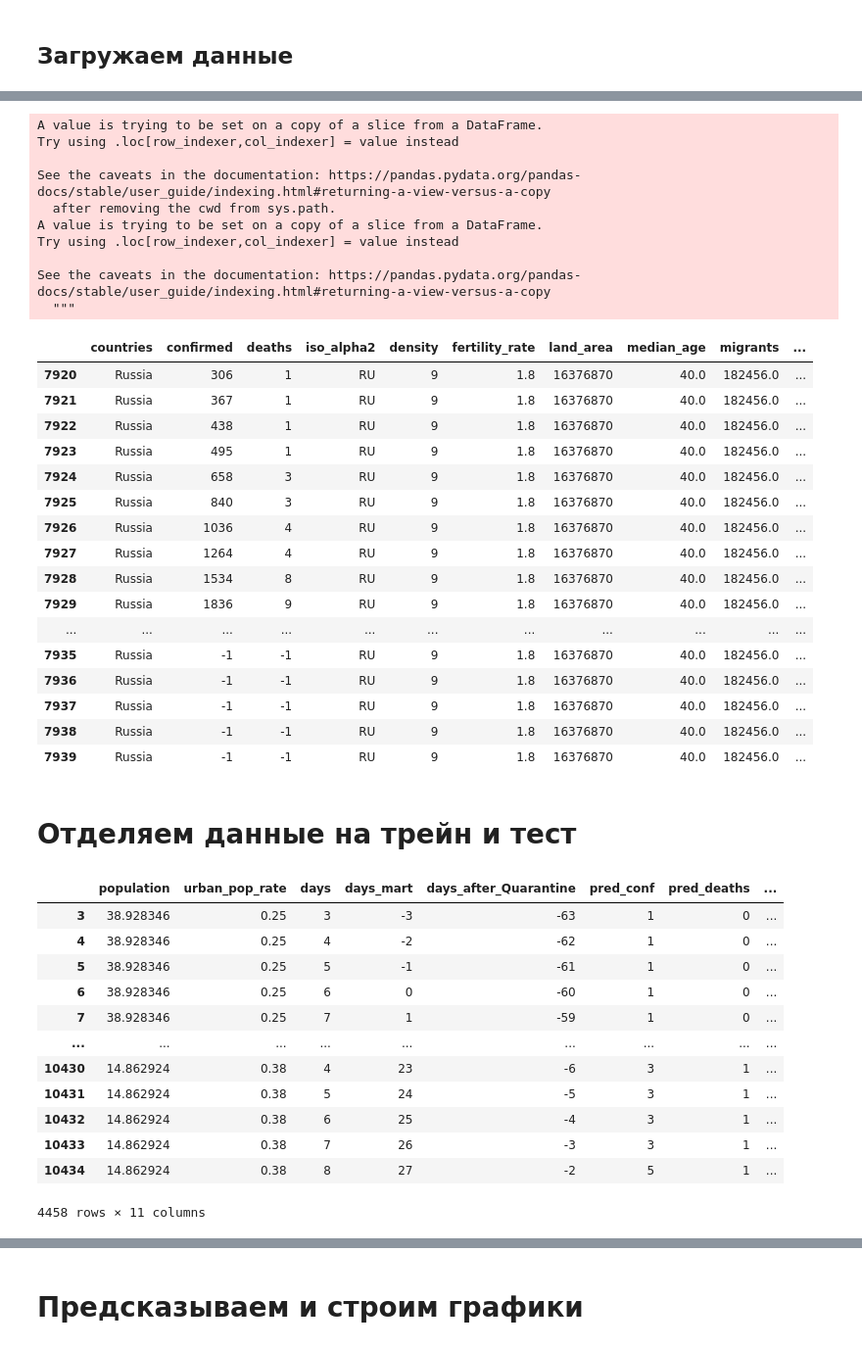
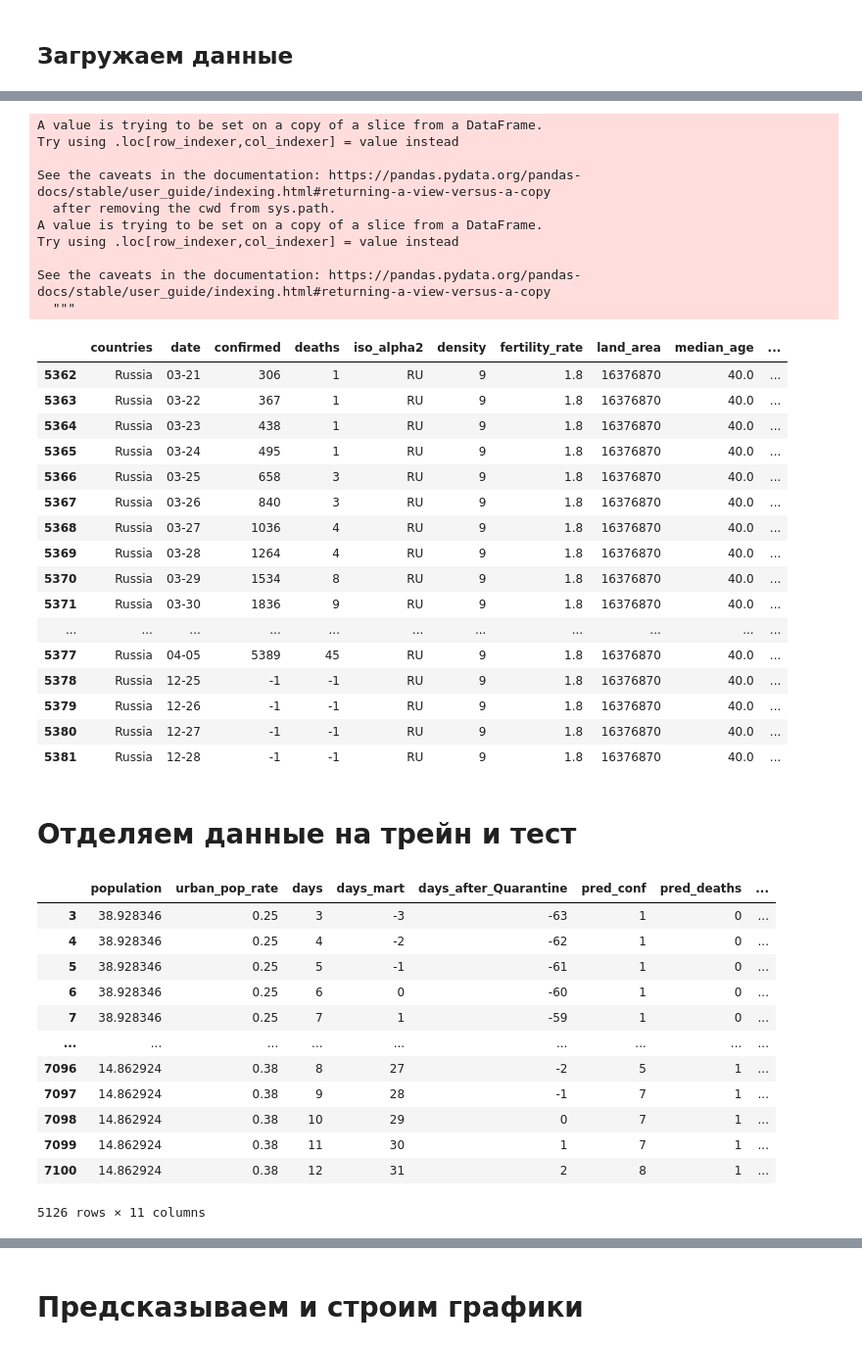
Before and after one commit to vlomme/sberbank-covid19-forecast-2020, a Jupyter notebook: covid_simple.ipynb, the cells around one changed output, grey strips where cells are left out. Shown at 98% size. Saved outputs shown, nothing was run; the diff lists cells and outputs as text; code cells hidden in the pictures.

```diff
--- a/covid_simple.ipynb
+++ b/covid_simple.ipynb
@@ -49,6 +47,7 @@ Unpacking objects: 100% (14/14), done.
 countries = pd.read_csv("/content/sberbank-covid19-forecast-2020/countries.csv")
 countries.drop(['iso_alpha3','iso_numeric','official_name','name'], axis='columns',inplace=True)
 countries.loc[109,"iso_alpha2"] = "NAM"
+
 
 #Загрузить список стран c датами
 data_ans = pd.read_csv("/content/sberbank-covid19-forecast-2020/sample_submission_GcA3UZa.csv").iloc[:,:-1]
@@ -57,6 +56,7 @@ data_ans = data_ans.merge(countries, how = 'left', left_on='country', right_on='
 data_ans = data_ans[["date","ccse_name","confirmed"]]
 data_ans = data_ans.rename(columns={"ccse_name": "countries"})
 data_ans["deaths"] = -1
+data_ans = data_ans[data_ans.date > "2020-12-24"]
 
 #Загрузить данные заражений по миру
 data = pd.read_csv("/content/COVID-19/csse_covid_19_data/csse_covid_19_time_series/time_series_covid19_confirmed_global.csv")
@@ -71,7 +71,7 @@ data_deaths = data_deaths.iloc[:,4:].stack().reset_index()
 data_deaths.columns = ["countries","date","deaths"]
 
 #Карантин
-data_quarantine = pd.read_csv("/content/sberbank-covid19/quarantine_dates.csv")
+data_quarantine = pd.read_csv("/content/sberbank-covid19/data/quarantine_dates.csv")
 data_quarantine = data_quarantine.groupby("Country").max().loc[:,"Start date"]
 data_quarantine.loc["Russia"] = "2020-03-30"
 countries = countries.set_index("ccse_name", drop=False)
@@ -134,15 +136,15 @@ data2 = data2[data2.confirmed != 0]
 # %%
 # Считаем дни от первого больного
 data2["date"] = pd.to_datetime(data2.date)
-data2 = data2[(data2["date"]<pd.to_datetime("2020-05-1")) & ((data2["date"]>pd.to_datetime("2020-04-1")) | (data2.confirmed !=-1))]
+#data2 = data2[(data2["date"]<pd.to_datetime("2020-05-1")) & ((data2["date"]>pd.to_datetime("2020-04-1")) | (data2.confirmed !=-1))]
 data4 = data2[["countries","date"]].groupby("countries").min()
 data4.columns = ["Date_min"]
 data2 = data2.merge(data4, how = 'left', left_on='countries', right_on='countries')
 data2["days"] = (data2.date - data2.Date_min).dt.days
 data2["days_mart"] = (data2.date - pd.to_datetime("2020-03-1")).dt.days
 data2["days_after_Quarantine"] = (data2.date - pd.to_datetime(data2.Quarantine)).dt.days
-
-data2.drop(['date','Date_min'], axis='columns',inplace=True)
+data2.drop(['Date_min'], axis='columns',inplace=True)
+data2.date = data2["date"].apply(lambda x: pd.Series(x.strftime("%m-%d")))
 data2 = data2.dropna(axis='index', how='any')
 data2
 # %% [output]
@@ -185,70 +187,70 @@ Try using .loc[row_indexer,col_indexer] = value instead
 
 See the caveats in the documentation: https://pandas.pydata.org/pandas-docs/stable/user_guide/indexing.html#returning-a-view-versus-a-copy
   """
-|  | countries | confirmed | deaths | iso_alpha2 | density | fertility_rate | land_area | median_age | migrants | ... |
-| 7920 | Russia | 306 | 1 | RU | 9 | 1.8 | 16376870 | 40.0 | 182456.0 | ... |
-| 7921 | Russia | 367 | 1 | RU | 9 | 1.8 | 16376870 | 40.0 | 182456.0 | ... |
-| 7922 | Russia | 438 | 1 | RU | 9 | 1.8 | 16376870 | 40.0 | 182456.0 | ... |
-| 7923 | Russia | 495 | 1 | RU | 9 | 1.8 | 16376870 | 40.0 | 182456.0 | ... |
-| 7924 | Russia | 658 | 3 | RU | 9 | 1.8 | 16376870 | 40.0 | 182456.0 | ... |
-| 7925 | Russia | 840 | 3 | RU | 9 | 1.8 | 16376870 | 40.0 | 182456.0 | ... |
-| 7926 | Russia | 1036 | 4 | RU | 9 | 1.8 | 16376870 | 40.0 | 182456.0 | ... |
-| 7927 | Russia | 1264 | 4 | RU | 9 | 1.8 | 16376870 | 40.0 | 182456.0 | ... |
-| 7928 | Russia | 1534 | 8 | RU | 9 | 1.8 | 16376870 | 40.0 | 182456.0 | ... |
-| 7929 | Russia | 1836 | 9 | RU | 9 | 1.8 | 16376870 | 40.0 | 182456.0 | ... |
+|  | countries | date | confirmed | deaths | iso_alpha2 | density | fertility_rate | land_area | median_age | ... |
+| 5362 | Russia | 03-21 | 306 | 1 | RU | 9 | 1.8 | 16376870 | 40.0 | ... |
+| 5363 | Russia | 03-22 | 367 | 1 | RU | 9 | 1.8 | 16376870 | 40.0 | ... |
+| 5364 | Russia | 03-23 | 438 | 1 | RU | 9 | 1.8 | 16376870 | 40.0 | ... |
+| 5365 | Russia | 03-24 | 495 | 1 | RU | 9 | 1.8 | 16376870 | 40.0 | ... |
+| 5366 | Russia | 03-25 | 658 | 3 | RU | 9 | 1.8 | 16376870 | 40.0 | ... |
+| 5367 | Russia | 03-26 | 840 | 3 | RU | 9 | 1.8 | 16376870 | 40.0 | ... |
+| 5368 | Russia | 03-27 | 1036 | 4 | RU | 9 | 1.8 | 16376870 | 40.0 | ... |
+| 5369 | Russia | 03-28 | 1264 | 4 | RU | 9 | 1.8 | 16376870 | 40.0 | ... |
+| 5370 | Russia | 03-29 | 1534 | 8 | RU | 9 | 1.8 | 16376870 | 40.0 | ... |
+| 5371 | Russia | 03-30 | 1836 | 9 | RU | 9 | 1.8 | 16376870 | 40.0 | ... |
 | ... | ... | ... | ... | ... | ... | ... | ... | ... | ... | ... |
-| 7935 | Russia | -1 | -1 | RU | 9 | 1.8 | 16376870 | 40.0 | 182456.0 | ... |
-| 7936 | Russia | -1 | -1 | RU | 9 | 1.8 | 16376870 | 40.0 | 182456.0 | ... |
-| 7937 | Russia | -1 | -1 | RU | 9 | 1.8 | 16376870 | 40.0 | 182456.0 | ... |
-| 7938 | Russia | -1 | -1 | RU | 9 | 1.8 | 16376870 | 40.0 | 182456.0 | ... |
-| 7939 | Russia | -1 | -1 | RU | 9 | 1.8 | 16376870 | 40.0 | 182456.0 | ... |
+| 5377 | Russia | 04-05 | 5389 | 45 | RU | 9 | 1.8 | 16376870 | 40.0 | ... |
+| 5378 | Russia | 12-25 | -1 | -1 | RU | 9 | 1.8 | 16376870 | 40.0 | ... |
+| 5379 | Russia | 12-26 | -1 | -1 | RU | 9 | 1.8 | 16376870 | 40.0 | ... |
+| 5380 | Russia | 12-27 | -1 | -1 | RU | 9 | 1.8 | 16376870 | 40.0 | ... |
+| 5381 | Russia | 12-28 | -1 | -1 | RU | 9 | 1.8 | 16376870 | 40.0 | ... |
 # %% [markdown]
 # Отделяем данные на трейн и тест
 # %%
 #Выберите день начала приватных данных начиная с 1 марта
-days_x = 28
-
+days_x = 32
+model_Confirmed, model_Death = {}, {}
 
 log_labels = False
 
 #Удаляем ненужные фичи
-#data3 = data2.drop(['Quarantine','world_share','urban_pop_rate','population', 'migrants','median_age','land_area','fertility_rate','density','delta_deaths2','delta_deaths1','pred_deaths'], axis='columns')
-data3 = data2.drop(['Quarantine','world_share', 'migrants','median_age','land_area','fertility_rate','density'], axis='columns')
-#data3 = data2.drop(['Quarantine','delta_deaths2','delta_deaths1','pred_deaths'], axis='columns')
+#data3 = data2.drop(['Quarantine','world_share','urban_pop_rate','population', 'migrants','median_age','land_area','fertility_rate','density','delta_deaths2','delta_deaths1','pred_deaths','date','Date_min'], axis='columns')
+data3 = data2.drop(['Quarantine','world_share', 'migrants','median_age','land_area','fertility_rate','density','date'], axis='columns')
+#data3 = data2.drop(['Quarantine','delta_deaths2','delta_deaths1','pred_deaths','date','Date_min'], axis='columns')
 data3.population = data3.population/10**6
 
 #Представляем страны в one_hot
 #one_hot = pd.get_dummies(data3['iso_alpha2'])
 #data3 = data3.join(one_hot)
 
 #Отделяем пару стран на тест
-data_France = data3[(data3.countries == 'France') & (data3.confirmed > 0)]
+data_Korea = data3[(data3.countries == 'Korea, South') & (data3.confirmed > 0)]
 data_Russia = data3[(data3.countries == 'Russia') & (data3.confirmed > 0)]
 
 #Приватные данные
 new_data = data3[data2.days_mart >= days_x]
 old_data = data3[data2.days_mart < days_x]
-old_data = old_data[(old_data.countries != 'Russia')&(old_data.countries != 'France')]
+old_data = old_data[(old_data.countries != 'Russia')&(old_data.countries != 'Korea, South')]
 
 #Логорифмируем предсказания
 #old_data["confirmed"] = log(old_data.confirmed)
 
 #Убираем ответ из данных
 train_labels = old_data.confirmed
 train_death = old_data.deaths
 train_data = old_data.drop(['iso_alpha2','confirmed','countries','deaths'], axis='columns')
 train_data
 # %% [output]
 |  | population | urban_pop_rate | days | days_mart | days_after_Quarantine | pred_conf | pred_deaths | ... |
 | 3 | 38.928346 | 0.25 | 3 | -3 | -63 | 1 | 0 | ... |
 | 4 | 38.928346 | 0.25 | 4 | -2 | -62 | 1 | 0 | ... |
 | 5 | 38.928346 | 0.25 | 5 | -1 | -61 | 1 | 0 | ... |
 | 6 | 38.928346 | 0.25 | 6 | 0 | -60 | 1 | 0 | ... |
 | 7 | 38.928346 | 0.25 | 7 | 1 | -59 | 1 | 0 | ... |
 | ... | ... | ... | ... | ... | ... | ... | ... | ... |
-| 10430 | 14.862924 | 0.38 | 4 | 23 | -6 | 3 | 1 | ... |
-| 10431 | 14.862924 | 0.38 | 5 | 24 | -5 | 3 | 1 | ... |
-| 10432 | 14.862924 | 0.38 | 6 | 25 | -4 | 3 | 1 | ... |
-| 10433 | 14.862924 | 0.38 | 7 | 26 | -3 | 3 | 1 | ... |
-| 10434 | 14.862924 | 0.38 | 8 | 27 | -2 | 5 | 1 | ... |
+| 7096 | 14.862924 | 0.38 | 8 | 27 | -2 | 5 | 1 | ... |
+| 7097 | 14.862924 | 0.38 | 9 | 28 | -1 | 7 | 1 | ... |
+| 7098 | 14.862924 | 0.38 | 10 | 29 | 0 | 7 | 1 | ... |
+| 7099 | 14.862924 | 0.38 | 11 | 30 | 1 | 7 | 1 | ... |
+| 7100 | 14.862924 | 0.38 | 12 | 31 | 2 | 8 | 1 | ... |
-4458 rows × 11 columns
+5126 rows × 11 columns
```
Also changed, not shown: parts of 79 cells of this notebook, 1 other file.
